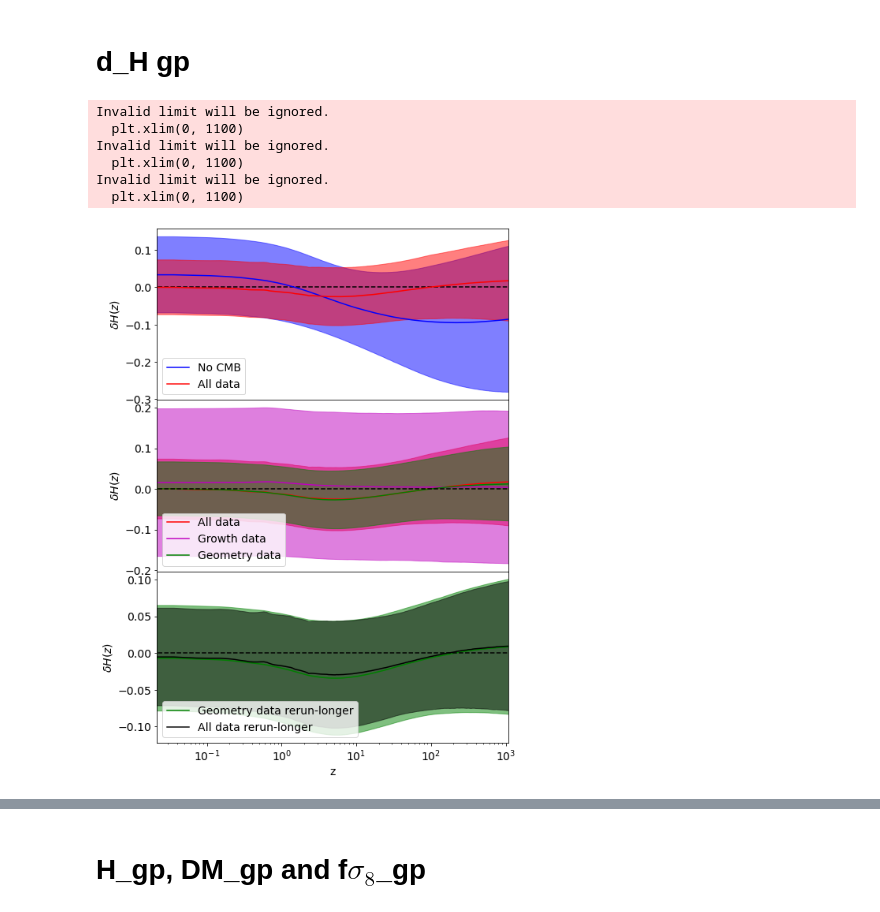
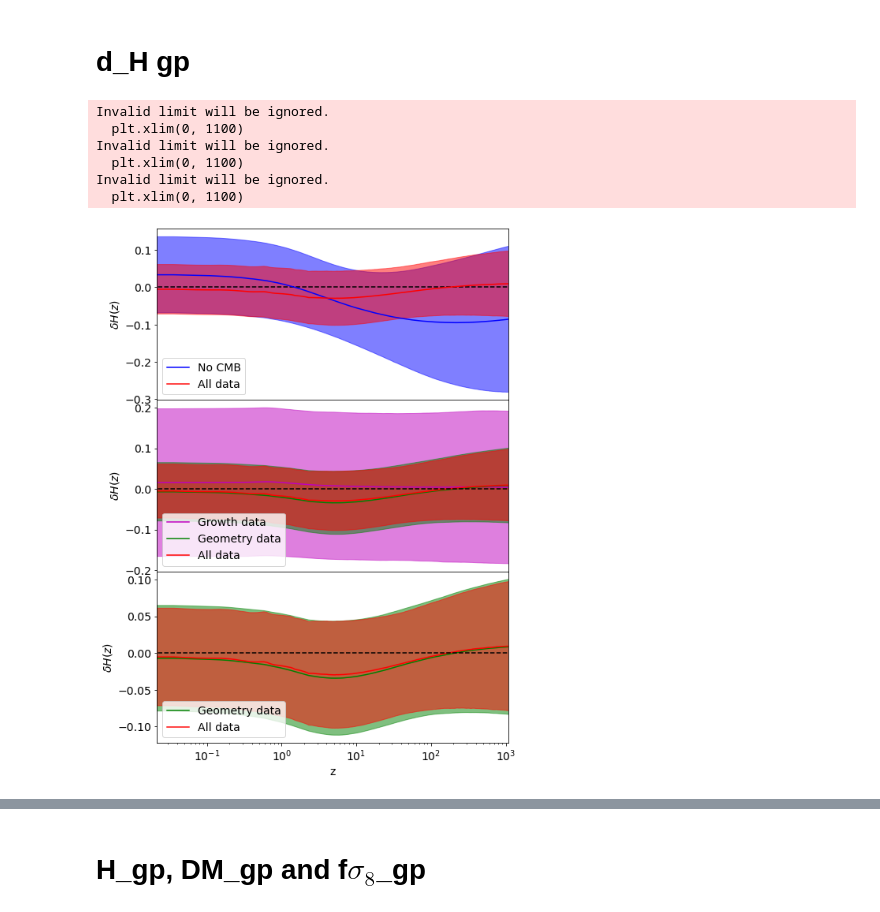
Before and after one commit to JaimeRZP/Growz, a Jupyter notebook: notebooks/plotting_clean.ipynb, the cells around one changed output, grey strips where cells are left out. Drawn from its saved outputs; the diff is of its cells as text; code cells hidden in the pictures.

```diff
--- a/notebooks/plotting_clean.ipynb
+++ b/notebooks/plotting_clean.ipynb
@@ -144,11 +146,11 @@ def get_m_s(rows):
 # %%
 #LCDM
 path = '/home/jaime/PhD/Growz/data/outputs/LCDM/'
-fiducial_LCDM = np.load(os.path.join(path,'LCDM_All_CMB_Planck_10001_10001/samples.npz'))
-DESI_LCDM = np.load(os.path.join(path,'LCDM_DESI_CMB_Planck_10001_10001/samples.npz'))
+fiducial_LCDM = np.load(os.path.join(path,'LCDM_All_CMB_Planck_10000_10000/samples.npz'))
+DESI_LCDM = np.load(os.path.join(path,'LCDM_DESI_CMB_Planck_1000_1000/samples.npz'))
 
 path = '/home/jaime/PhD/Growz/data/outputs/finals/'
-All_CMB = np.load(os.path.join(path, 'All_CMB_Planck_95_2500_2500/samples.npz'))
+#All_CMB = np.load(os.path.join(path, 'All_CMB_Planck_95_2500_2500/samples.npz'))
 All_CMB_90 = np.load(os.path.join(path, 'All_CMB_Planck_90_2500_2500/samples.npz'))
 All_CMB_hp = np.load(os.path.join(path,'All_CMB_Planck_l_0.001_n_0.1_3000_3000/samples.npz'))
 #All_CMB_noA0 = np.load(os.path.join(path, 'All_CMB_best_fit_noA0_3000_3000/samples.npz'))
@@ -160,17 +162,13 @@ All = np.load(os.path.join(path,'All_Planck_3000_3000/samples.npz'))
 DESI_CMB = np.load(os.path.join(path, 'DESI_CMB_Planck_3001_3001/samples.npz'))
 
 path = '/home/jaime/PhD/Growz/data/outputs/reruns/'
-All_CMB2 = np.load(os.path.join(path, 'All_CMB_Planck_3000_7000/samples.npz'))
-#All_CMB_90 = np.load(os.path.join(path, 'All_CMB_Planck_90_2500_2500/samples.npz'))
-#All_CMB_hp = np.load(os.path.join(path,'All_CMB_Planck_l_0.001_n_0.1_3000_3000/samples.npz'))
+All_CMB = np.load(os.path.join(path, 'All_CMB_Planck_3000_7000/samples.npz'))
 All_CMB_noA0 = np.load(os.path.join(path, 'All_CMB_best_fit_noA0_3000_3000/samples.npz'))
 #All_CMB_NODSS = np.load(os.path.join(path, 'All_CMB_NODSS_Planck_5000_5000/samples.npz'))
-#All_CMB_bfWms8 = np.load(os.path.join(path, 'All_CMB_Planck_bfWms8_3000_3000/samples.npz'))
-All_CMB_geo = np.load(os.path.join(path,'All_CMB_geo_Planck_5000_3000/samples.npz'))
-All_CMB_geo2 = np.load(os.path.join(path,'All_CMB_geo_Planck_3000_7000/samples.npz'))
+All_CMB_geo = np.load(os.path.join(path,'All_CMB_geo_Planck_3000_7000/samples.npz'))
 #All = np.load(os.path.join(path,'All_Planck_3000_3000/samples.npz'))
 All_gro = np.load(os.path.join(path,'All_gro_Planck_5000_3000/samples.npz'))
-DESI_CMB2 = np.load(os.path.join(path, 'DESI_CMB_Planck_3000_7000/samples.npz'))
+#DESI_CMB = np.load(os.path.join(path, 'DESI_CMB_Planck_3000_7000/samples.npz'))
 # %% [markdown]
 # Numbers
 # %%
@@ -724,17 +628,16 @@ plt.setp( ax1.get_xticklabels(), visible=False)
 plt.yticks(fontsize=14)
 
 ax2 = plt.subplot(312, sharex = ax1)
+plt.plot(z_arr,  dH_All_gro_m, color ='m', label='Growth data')
+plt.fill_between(z_arr, dH_All_gro_m+dH_All_gro_s,
+                 dH_All_gro_m-dH_All_gro_s, color='m', alpha=.5)
+plt.plot(z_arr,  dH_All_CMB_geo_m, color ='g', label='Geometry data')
+plt.fill_between(z_arr, dH_All_CMB_geo_m+dH_All_CMB_geo_s,
+                 dH_All_CMB_geo_m-dH_All_CMB_geo_s, color='g', alpha=.5)
 plt.plot(z_arr,  dH_All_CMB_m, color ='r', label='All data')
 plt.fill_between(z_arr, dH_All_CMB_m+dH_All_CMB_s,
                  dH_All_CMB_m-dH_All_CMB_s, color='r', alpha=.5)
 
-plt.plot(z_arr,  dH_All_gro_m, color ='m', label='Growth data')
-plt.fill_between(z_arr, dH_All_gro_m+dH_All_gro_s,
-                 dH_All_gro_m-dH_All_gro_s, color='m', alpha=.5)
-
-plt.plot(z_arr,  dH_All_CMB_geo_m, color ='g', label='Geometry data')
-plt.fill_between(z_arr, dH_All_CMB_geo_m+dH_All_CMB_geo_s,
-                 dH_All_CMB_geo_m-dH_All_CMB_geo_s, color='g', alpha=.5)
 plt.plot(z_planck, np.zeros_like(z_planck), 'k--')
 
 plt.xscale('log')
@@ -746,50 +649,35 @@ plt.ylabel(r"$ \delta H(z)$", fontsize=14)
 plt.legend(loc='lower left')
 plt.setp( ax2.get_xticklabels(), visible=False)
 plt.yticks(fontsize=14)
 
 ax3 = plt.subplot(313, sharex = ax1)
-#plt.plot(z_arr,  dH_All_CMB_m, color ='r', label='Fiducial')
-#plt.fill_between(z_arr, dH_All_CMB_m+dH_All_CMB_s,
-#                 dH_All_CMB_m-dH_All_CMB_s, color='r', alpha=.5)
 
-plt.plot(z_arr,  dH_All_CMB_geo2_m, color ='g', label='Geometry data rerun-longer')
-plt.fill_between(z_arr, dH_All_CMB_geo2_m+dH_All_CMB_geo2_s, dH_All_CMB_geo2_m-dH_All_CMB_geo2_s, color='g', alpha=.5)
-plt.plot(z_arr,  dH_All_CMB2_m, color ='k', label='All data rerun-longer')
-plt.fill_between(z_arr, dH_All_CMB2_m+dH_All_CMB2_s, dH_All_CMB2_m-dH_All_CMB2_s, color='k', alpha=.5)
+plt.plot(z_arr,  dH_All_CMB_geo_m, color ='g', label='Geometry data')
+plt.fill_between(z_arr, dH_All_CMB_geo_m+dH_All_CMB_geo_s, dH_All_CMB_geo_m-dH_All_CMB_geo_s, color='g', alpha=.5)
+plt.plot(z_arr,  dH_All_CMB_m, color ='r', label='All data')
+plt.fill_between(z_arr, dH_All_CMB_m+dH_All_CMB_s, dH_All_CMB_m-dH_All_CMB_s, color='r', alpha=.5)
 
-#plt.plot(z_arr,  dH_All_CMB_geo2_m, color ='g', label='Geometry data - longer')
-#plt.fill_between(z_arr, dH_All_CMB_geo2_m+dH_All_CMB_geo2_s,
-#                 dH_All_CMB_geo2_m-dH_All_CMB_geo2_s, color='g', alpha=.5)
-#plt.plot(z_arr,  dH_All_CMB_bfWms8_m, color ='k', label='All data (BF $\Omega_m$ $\sigma_8$)')
-#plt.fill_between(z_arr, dH_All_CMB_bfWms8_m+dH_All_CMB_bfWms8_s,
-#                 dH_All_CMB_bfWms8_m-dH_All_CMB_bfWms8_s, color='k', alpha=.5)
-#plt.plot(z_arr,  dH_All_CMB_m, color ='r', label='Fiducial')
-#plt.fill_between(z_arr, dH_All_CMB_m+dH_All_CMB_s,
-#                 dH_All_CMB_m-dH_All_CMB_s, color='r', alpha=.5)
-#plt.plot(z_arr,  dH_All_CMB_NODSS_m, color ='r', label='Fiducial')
-#plt.fill_between(z_arr, dH_All_CMB_NODSS_m+dH_All_CMB_NODSS_s,
-#                 dH_All_CMB_NODSS_m-dH_All_CMB_NODSS_s, color='r', alpha=.5)
 
 plt.plot(z_planck, np.zeros_like(z_planck), 'k--')
 
 plt.xscale('log')
 plt.xlim(0, 1100)
 #plt.ylim(-.04, .04)
 plt.xlabel("z", fontsize=14 )
 plt.ylabel(r"$ \delta H(z)$", fontsize=14)
 plt.legend(loc='lower left')
 plt.xticks(fontsize=14)
 plt.yticks(fontsize=14)
 
 
 
 os.remove('/mnt/c/Users/Jaime/Desktop/PhD/gp_figures/dH_gp_geo_vs_gro.pdf')
 plt.savefig('/mnt/c/Users/Jaime/Desktop/PhD/gp_figures/dH_gp_geo_vs_gro.pdf', box_inches='tight', pad_inches=0)
 # %% [output]
 Invalid limit will be ignored.
   plt.xlim(0, 1100)
 Invalid limit will be ignored.
   plt.xlim(0, 1100)
 Invalid limit will be ignored.
   plt.xlim(0, 1100)
-[figure, old version]
+[figure, new version]
```
Also changed, not shown: parts of 30 cells of this notebook, 13 other files.
